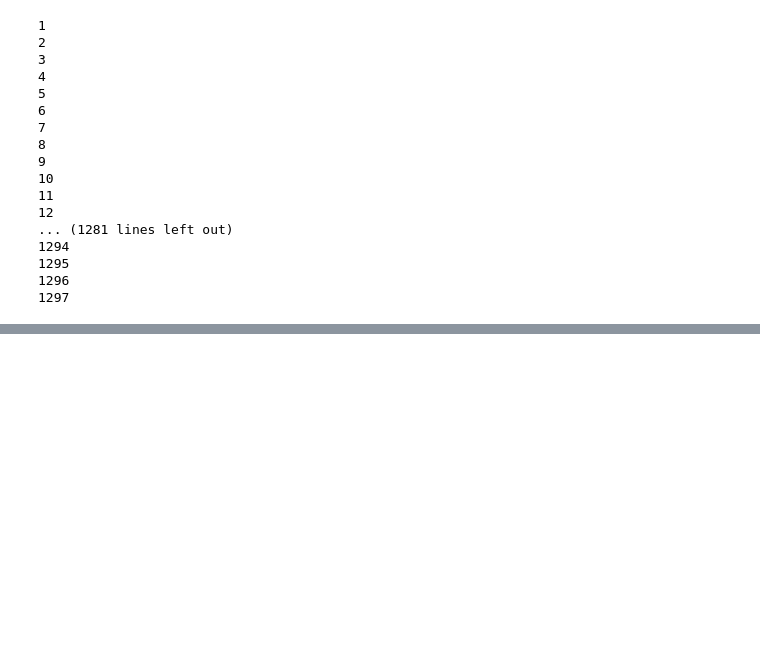
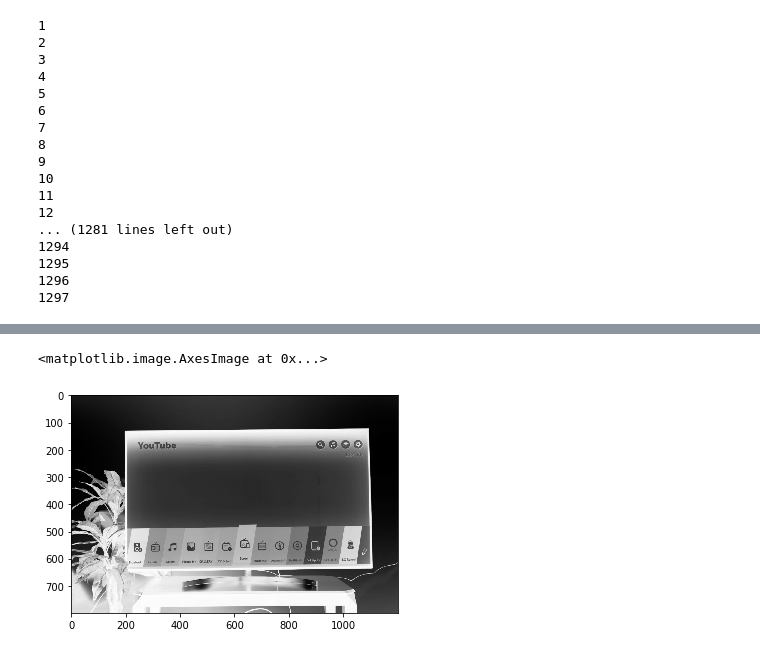
Before and after one commit to r-narula/Learning-OpenCV, a Jupyter notebook: IIIT-A/ImageSegmenatation/imageSegmentation.ipynb, the cells around one changed output, grey strips where cells are left out. Cells and saved outputs as stored; diff of their text form; code cells hidden in the pictures; blank space fills up the shorter version.

```diff
--- a/IIIT-A/ImageSegmenatation/imageSegmentation.ipynb
+++ b/IIIT-A/ImageSegmenatation/imageSegmentation.ipynb
@@ -201,0 +206,6 @@ plt.imshow(img,"gray")
+# %%
+img_not = cv2.bitwise_not(image)
+plt.imshow(img_not,"gray")
+# %% [output]
+<matplotlib.image.AxesImage at 0x...>
+[figure, added]
```
Also changed, not shown: parts of 15 cells of this notebook, 11 other files.
